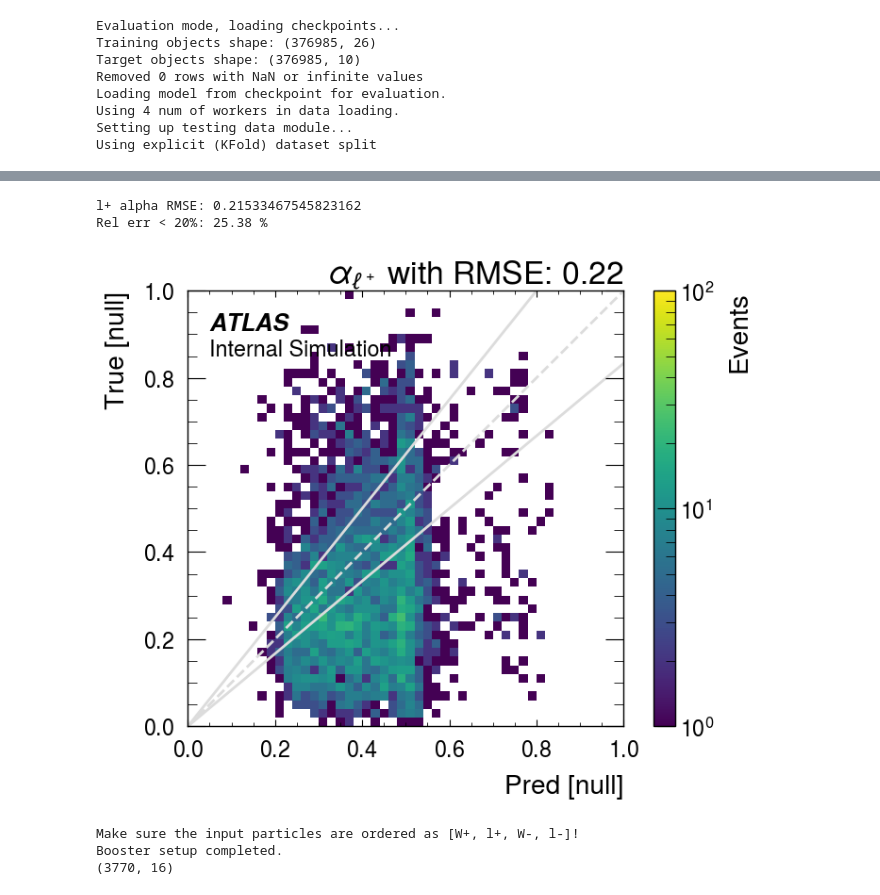
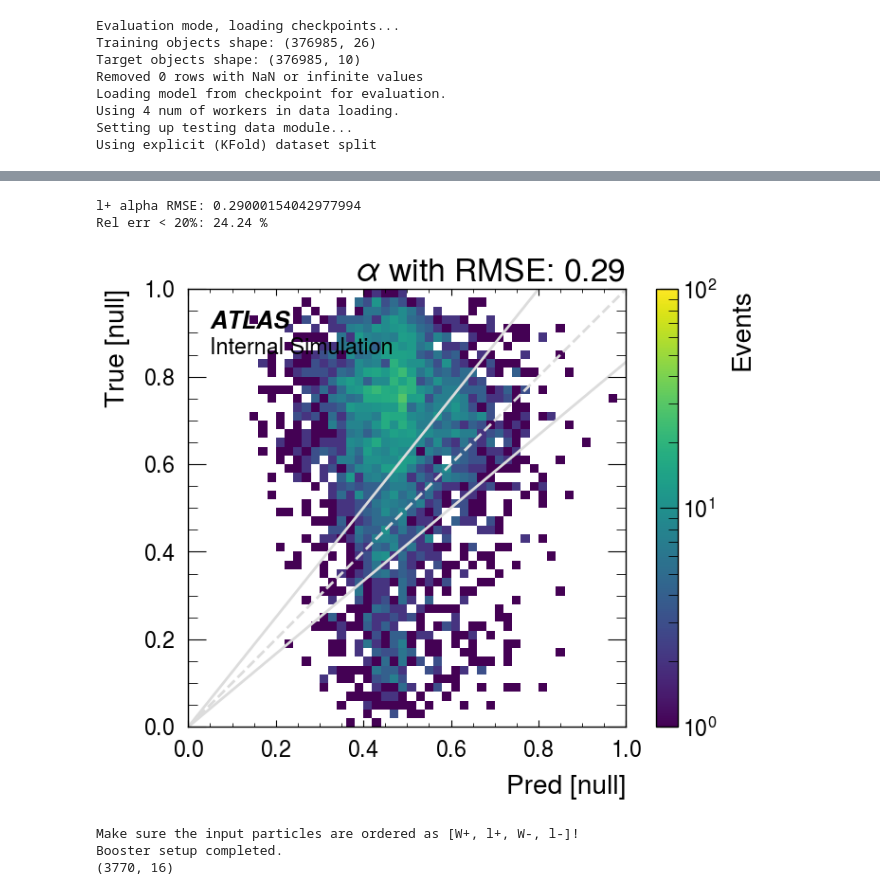
Before and after one commit to yygarypeng/ww-attention, a Jupyter notebook: visualize.ipynb, the cells around one changed output, grey strips where cells are left out. Drawn from its saved outputs; the diff is of its cells as text; code cells hidden in the pictures.

```diff
--- a/visualize.ipynb
+++ b/visualize.ipynb
@@ -262,4 +262,5 @@ plot_2d_res_hist(w0_energy_res, w1_energy_res, name_pos=r"$E^{W^+}$", name_neg=r
 # %%
+
 def alpha_func(lep_on_p4, neu_on_p4, lep_off_p4, neu_off_p4):
 
     def _cal_mass(p4):
@@ -284,47 +285,36 @@ def alpha_func(lep_on_p4, neu_on_p4, lep_off_p4, neu_off_p4):
     return alpha
 
 # true
-true_neu0_px = true_w0_px - true_lep0_px
-true_neu0_py = true_w0_py - true_lep0_py
-true_neu0_pz = true_w0_pz - true_lep0_pz
-
-true_neu1_px = true_w1_px - true_lep1_px
-true_neu1_py = true_w1_py - true_lep1_py
-true_neu1_pz = true_w1_pz - true_lep1_pz
-
+true_w0_p4 = np.stack([true_w0_px, true_w0_py, true_w0_pz, true_w0_energy], axis=-1)
+true_w1_p4 = np.stack([true_w1_px, true_w1_py, true_w1_pz, true_w1_energy], axis=-1)
+true_lep0_p4 = np.stack([true_lep0_px, true_lep0_py, true_lep0_pz, true_lep0_energy], axis=-1)
+true_lep1_p4 = np.stack([true_lep1_px, true_lep1_py, true_lep1_pz, true_lep1_energy], axis=-1)
 
 # pred
-pred_neu0_px = pred_w0_px - true_lep0_px
-pred_neu0_py = pred_w0_py - true_lep0_py
-pred_neu0_pz = pred_w0_pz - true_lep0_pz
-
-pred_neu1_px = pred_w1_px - true_lep1_px
-pred_neu1_py = pred_w1_py - true_lep1_py
-pred_neu1_pz = pred_w1_pz - true_lep1_pz
+pred_w0_p4 = np.stack([pred_w0_px, pred_w0_py, pred_w0_pz, pred_w0_energy], axis=-1)
+pred_w1_p4 = np.stack([pred_w1_px, pred_w1_py, pred_w1_pz, pred_w1_energy], axis=-1)
 
 w_mass_con = 80.379 # GeV
 w_mass_con_2 = w_mass_con ** 2
 
 true_0_on_mask = np.abs(true_w0_mass_2 - w_mass_con_2) < np.abs(true_w1_mass_2 - w_mass_con_2)
-true_lep0_p4 = np.stack([true_lep0_px, true_lep0_py, true_lep0_pz, true_lep0_energy], axis=-1)
-true_lep1_p4 = np.stack([true_lep1_px, true_lep1_py, true_lep1_pz, true_lep1_energy], axis=-1)
 true_lep_on_p4 = np.where(true_0_on_mask[:, np.newaxis], true_lep0_p4, true_lep1_p4)
 true_lep_off_p4 = np.where(true_0_on_mask[:, np.newaxis], true_lep1_p4, true_lep0_p4)
-true_neu0_p4 = np.stack([true_neu0_px, true_neu0_py, true_neu0_pz, np.zeros_like(true_neu0_px)], axis=-1)
-true_neu1_p4 = np.stack([true_neu1_px, true_neu1_py, true_neu1_pz, np.zeros_like(true_neu1_px)], axis=-1)
-true_neu_on_p4 = np.where(true_0_on_mask[:, np.newaxis], true_neu0_p4, true_neu1_p4)
-true_neu_off_p4 = np.where(true_0_on_mask[:, np.newaxis], true_neu1_p4, true_neu0_p4)
+true_w_on_p4 = np.where(true_0_on_mask[:, np.newaxis], true_w0_p4, true_w1_p4)
+true_w_off_p4 = np.where(true_0_on_mask[:, np.newaxis], true_w1_p4, true_w0_p4)
+true_neu_on_p4 = true_w_on_p4 - true_lep_on_p4
+true_neu_off_p4 = true_w_off_p4 - true_lep_off_p4
 
 pred_0_on_mask = np.abs(pred_w0_mass_2 - w_mass_con_2) < np.abs(pred_w1_mass_2 - w_mass_con_2)
-pred_neu0_p4 = np.stack([pred_neu0_px, pred_neu0_py, pred_neu0_pz, np.zeros_like(pred_neu0_px)], axis=-1)
-pred_neu1_p4 = np.stack([pred_neu1_px, pred_neu1_py, pred_neu1_pz, np.zeros_like(pred_neu1_px)], axis=-1)
-pred_neu_on_p4 = np.where(pred_0_on_mask[:, np.newaxis], pred_neu0_p4, pred_neu1_p4)
-pred_neu_off_p4 = np.where(pred_0_on_mask[:, np.newaxis], pred_neu1_p4, pred_neu0_p4)
+pred_w_on_p4 = np.where(pred_0_on_mask[:, np.newaxis], pred_w0_p4, pred_w1_p4)
+pred_w_off_p4 = np.where(pred_0_on_mask[:, np.newaxis], pred_w1_p4, pred_w0_p4)
+pred_neu_on_p4 = pred_w_on_p4 - true_lep_on_p4
+pred_neu_off_p4 = pred_w_off_p4 - true_lep_off_p4
 
 true_alpha = alpha_func(true_lep_on_p4, true_neu_on_p4, true_lep_off_p4, true_neu_off_p4)
 pred_alpha = alpha_func(true_lep_on_p4, pred_neu_on_p4, true_lep_off_p4, pred_neu_off_p4)
 # %%
-plot_1d_hist(pred_alpha, true_alpha, r"$\alpha_{\ell^+}$", np.linspace(0, 1, 51), unit="null")
+plot_1d_hist(pred_alpha, true_alpha, r"$\alpha$", np.linspace(0, 1, 51), unit="null")
 print("l+ alpha RMSE:", rmse(pred_alpha, true_alpha))
-plot_2d_hist(pred_alpha, true_alpha, r"$\alpha_{\ell^+}$", np.linspace(0, 1, 51), log=True, unit="null", color="black", vmax=1e2)
+plot_2d_hist(pred_alpha, true_alpha, r"$\alpha$", np.linspace(0, 1, 51), log=True, unit="null", color="black", vmax=1e2)
 # %% [output]
@@ -332,6 +322,6 @@ plot_2d_hist(pred_alpha, true_alpha, r"$\alpha_{\ell^+}$", np.linspace(0, 1, 51)
-l+ alpha RMSE: 0.21533467545823162
-Rel err < 20%: 25.38 %
+l+ alpha RMSE: 0.29000154042977994
+Rel err < 20%: 24.24 %
-[figure, old version]
+[figure, new version]
 # %%
 from ohbboosting import Booster
 
```
Also changed, not shown: parts of 21 cells of this notebook, 6 other files.
